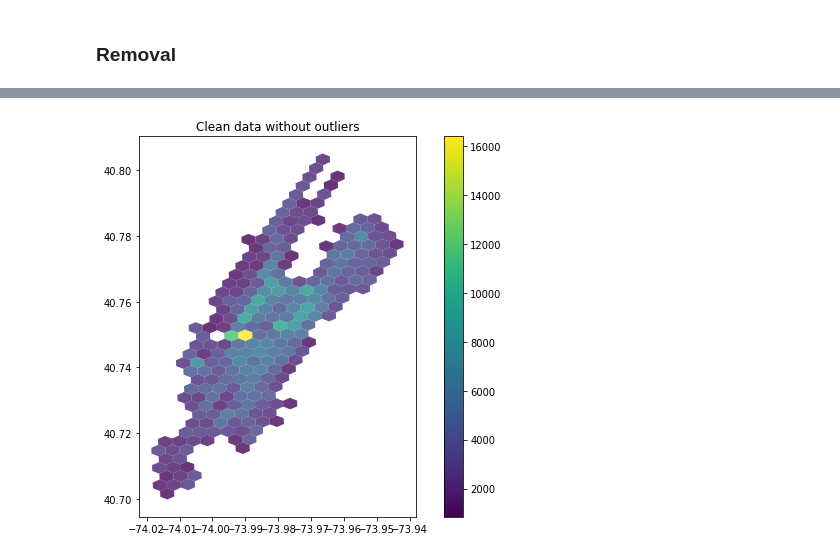
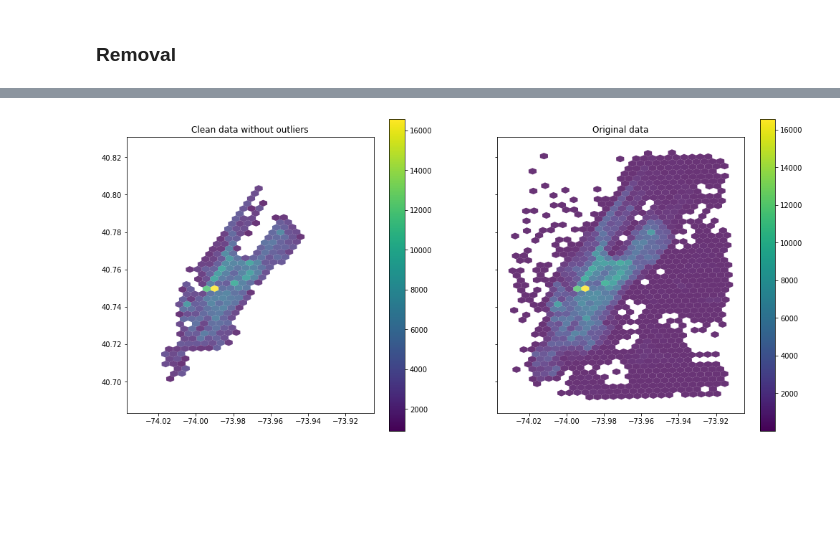
Before and after one commit to sash-ko/ai-transportation, a Jupyter notebook: demand-prediction/2-discrete-areas.ipynb, the cells around one changed output, grey strips where cells are left out. Saved outputs shown, nothing was run; the diff lists cells and outputs as text; code cells hidden in the pictures; blank space fills up the shorter version.

Commit message:
Compare clean data with original data

```diff
--- a/demand-prediction/2-discrete-areas.ipynb
+++ b/demand-prediction/2-discrete-areas.ipynb
@@ -470,4 +471,8 @@ Wall time: 35.1 s
-# %%
-plot_choropleth(data_clean[~r_idx].h3_res9, 'Clean data without outliers')
-# %% [output]
-[figure, removed]
+# %%
+fig = plt.figure(figsize=(17, 8))
+(ax1, ax2) = fig.subplots(1, 2, sharex=True, sharey=True)
+
+plot_choropleth(data_clean[~r_idx].h3_res9, 'Clean data without outliers', ax=ax1)
+plot_choropleth(data.h3_res9, 'Original data', ax=ax2);
+# %% [output]
+[figure, added]
```
Also changed, not shown: parts of 21 cells of this notebook.
